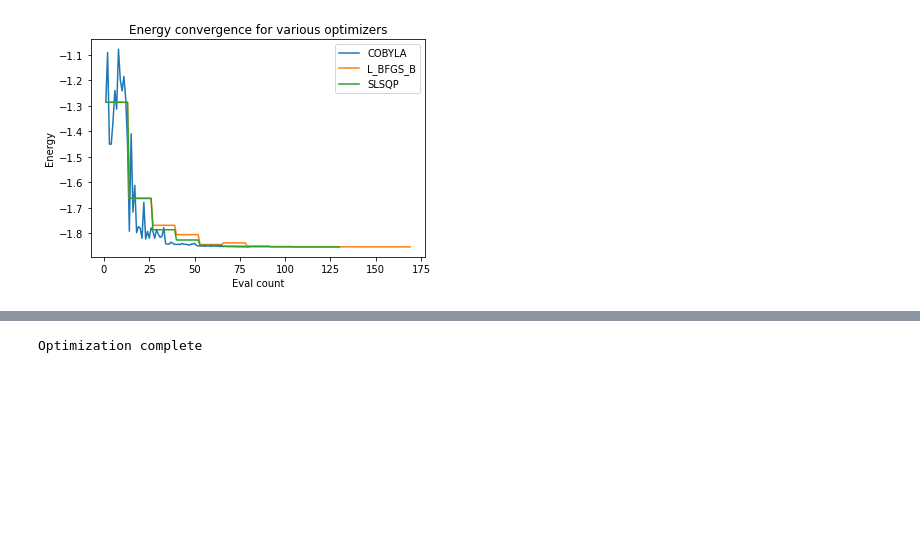
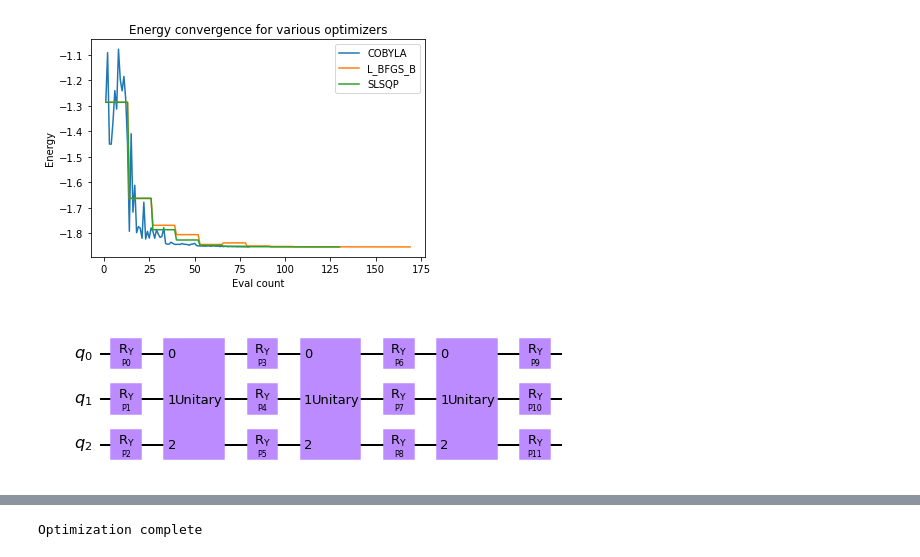
Before and after one commit to Pitt-JonesLab/slam_decomposition, a Jupyter notebook: src/scripts/vqe_experiment.ipynb, the cells around one changed output, grey strips where cells are left out. Drawn from its saved outputs; the diff is of its cells as text; code cells hidden in the pictures; blank space fills up the shorter version.

```diff
--- a/src/scripts/vqe_experiment.ipynb
+++ b/src/scripts/vqe_experiment.ipynb
@@ -78,3 +78,19 @@ pylab.title('Energy convergence for various optimizers')
 pylab.legend(loc='upper right');
 # %% [output]
 [figure]
+# %%
+#need to convert VSwap into a gate with known definitions
+from webbrowser import Opera
+from qiskit import QuantumCircuit, transpile
+from qiskit.quantum_info import Operator
+qc = QuantumCircuit(3)
+cgate = Operator(VSwap())
+# qc.unitary(cgate, [0,1,2])
+# new_circuit = transpile(qc, basis_gates=['cx', 'u','swap'])
+# vgate = Operator(new_circuit)
+# %%
+basis = CircuitTemplate(n_qubits=3, base_gates=[cgate], edge_params=[[(0, 1,2)]])
+basis.build(3)
+basis.circuit.draw(output='mpl')
+# %% [output]
+[figure, added]
```
Also changed, not shown: parts of 6 cells of this notebook, 4 other files.
